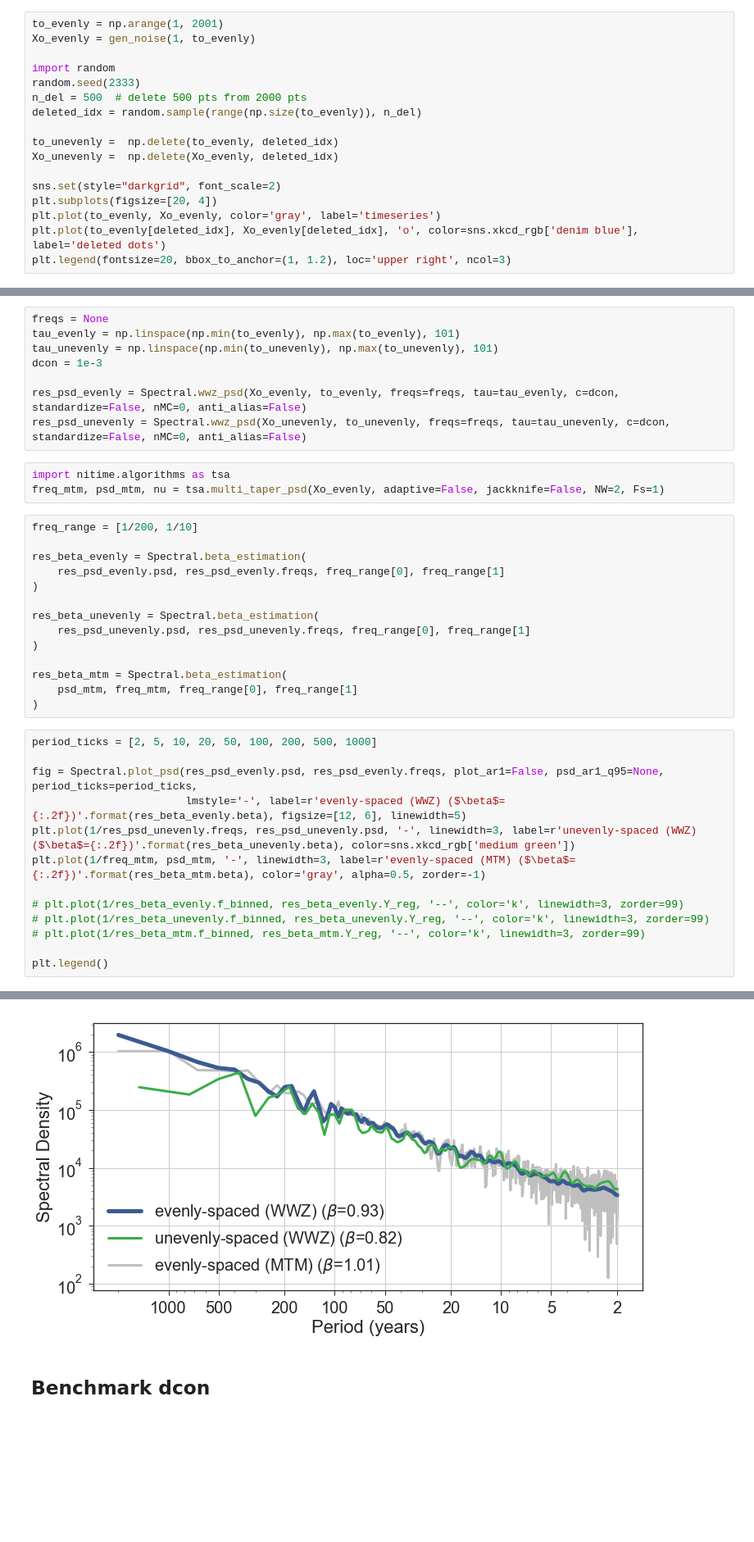
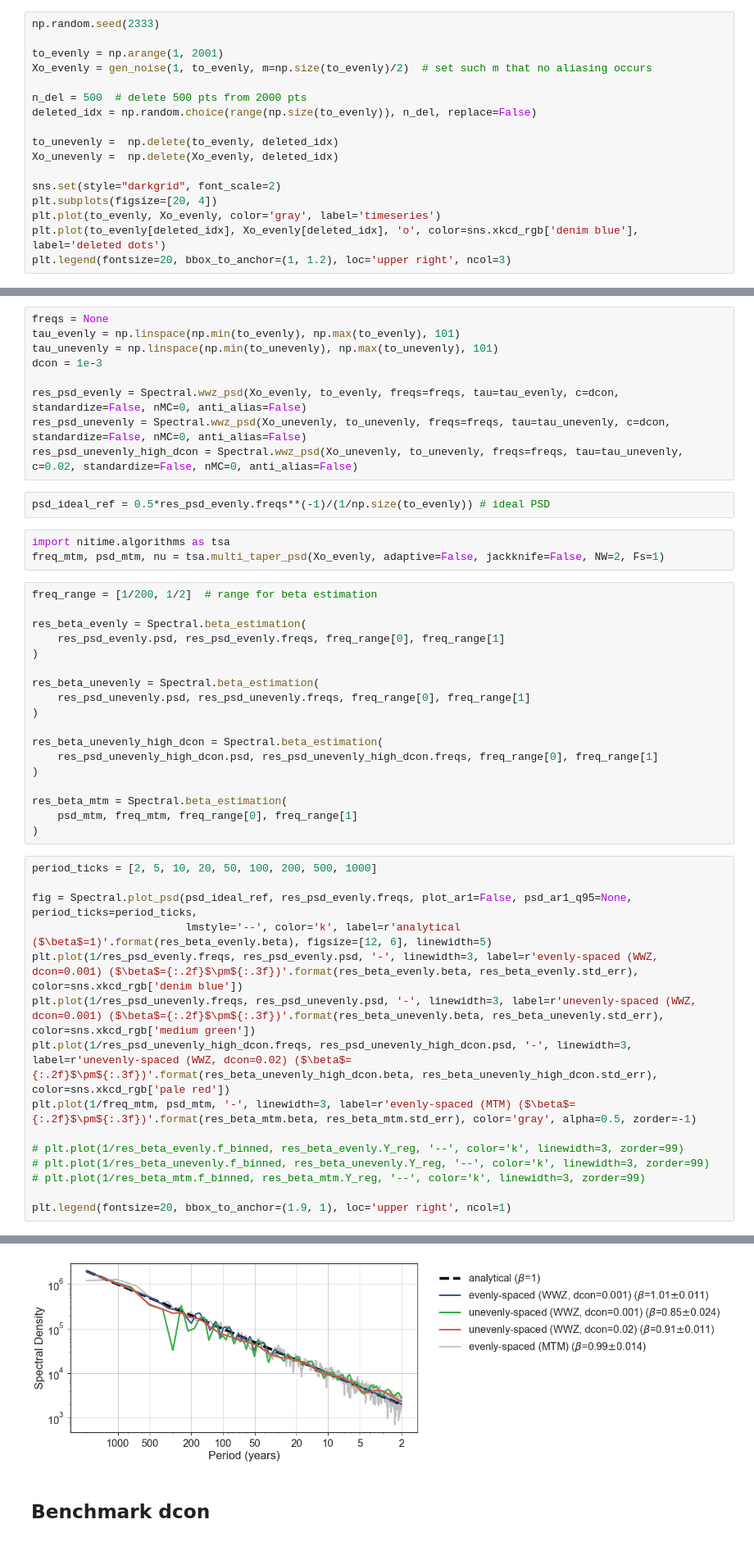
Before and after one commit to LinkedEarth/Pyleoclim_util, a Jupyter notebook: Example/WWZ_benchmark.ipynb, the cells around one changed output, grey strips where cells are left out. Shown at 82% size. Cells and saved outputs as stored; diff of their text form; blank space fills up the shorter version.

```diff
--- a/Example/WWZ_benchmark.ipynb
+++ b/Example/WWZ_benchmark.ipynb
@@ -44,13 +43,13 @@ def gen_noise(alpha, t, f0=None, m=None):
 
     return y
 # %%
+np.random.seed(2333)
+
 to_evenly = np.arange(1, 2001)
-Xo_evenly = gen_noise(1, to_evenly)
+Xo_evenly = gen_noise(1, to_evenly, m=np.size(to_evenly)/2)  # set such m that no aliasing occurs
 
-import random
-random.seed(2333)
 n_del = 500  # delete 500 pts from 2000 pts
-deleted_idx = random.sample(range(np.size(to_evenly)), n_del)
+deleted_idx = np.random.choice(range(np.size(to_evenly)), n_del, replace=False)
 
 to_unevenly =  np.delete(to_evenly, deleted_idx)
 Xo_unevenly =  np.delete(Xo_evenly, deleted_idx)
@@ -93,11 +92,14 @@ dcon = 1e-3
 
 res_psd_evenly = Spectral.wwz_psd(Xo_evenly, to_evenly, freqs=freqs, tau=tau_evenly, c=dcon, standardize=False, nMC=0, anti_alias=False)
 res_psd_unevenly = Spectral.wwz_psd(Xo_unevenly, to_unevenly, freqs=freqs, tau=tau_unevenly, c=dcon, standardize=False, nMC=0, anti_alias=False)
+res_psd_unevenly_high_dcon = Spectral.wwz_psd(Xo_unevenly, to_unevenly, freqs=freqs, tau=tau_unevenly, c=0.02, standardize=False, nMC=0, anti_alias=False)
+# %%
+psd_ideal_ref = 0.5*res_psd_evenly.freqs**(-1)/(1/np.size(to_evenly)) # ideal PSD
 # %%
 import nitime.algorithms as tsa
 freq_mtm, psd_mtm, nu = tsa.multi_taper_psd(Xo_evenly, adaptive=False, jackknife=False, NW=2, Fs=1)
 # %%
-freq_range = [1/200, 1/10]
+freq_range = [1/200, 1/2]  # range for beta estimation
 
 res_beta_evenly = Spectral.beta_estimation(
     res_psd_evenly.psd, res_psd_evenly.freqs, freq_range[0], freq_range[1]
@@ -107,25 +109,31 @@ res_beta_unevenly = Spectral.beta_estimation(
     res_psd_unevenly.psd, res_psd_unevenly.freqs, freq_range[0], freq_range[1]
 )
 
+res_beta_unevenly_high_dcon = Spectral.beta_estimation(
+    res_psd_unevenly_high_dcon.psd, res_psd_unevenly_high_dcon.freqs, freq_range[0], freq_range[1]
+)
+
 res_beta_mtm = Spectral.beta_estimation(
     psd_mtm, freq_mtm, freq_range[0], freq_range[1]
 )
 # %%
 period_ticks = [2, 5, 10, 20, 50, 100, 200, 500, 1000]
 
-fig = Spectral.plot_psd(res_psd_evenly.psd, res_psd_evenly.freqs, plot_ar1=False, psd_ar1_q95=None, period_ticks=period_ticks,
-                        lmstyle='-', label=r'evenly-spaced (WWZ) ($\beta$={:.2f})'.format(res_beta_evenly.beta), figsize=[12, 6], linewidth=5)
-plt.plot(1/res_psd_unevenly.freqs, res_psd_unevenly.psd, '-', linewidth=3, label=r'unevenly-spaced (WWZ) ($\beta$={:.2f})'.format(res_beta_unevenly.beta), color=sns.xkcd_rgb['medium green'])
-plt.plot(1/freq_mtm, psd_mtm, '-', linewidth=3, label=r'evenly-spaced (MTM) ($\beta$={:.2f})'.format(res_beta_mtm.beta), color='gray', alpha=0.5, zorder=-1)
+fig = Spectral.plot_psd(psd_ideal_ref, res_psd_evenly.freqs, plot_ar1=False, psd_ar1_q95=None, period_ticks=period_ticks,
+                        lmstyle='--', color='k', label=r'analytical ($\beta$=1)'.format(res_beta_evenly.beta), figsize=[12, 6], linewidth=5)
+plt.plot(1/res_psd_evenly.freqs, res_psd_evenly.psd, '-', linewidth=3, label=r'evenly-spaced (WWZ, dcon=0.001) ($\beta$={:.2f}$\pm${:.3f})'.format(res_beta_evenly.beta, res_beta_evenly.std_err), color=sns.xkcd_rgb['denim blue'])
+plt.plot(1/res_psd_unevenly.freqs, res_psd_unevenly.psd, '-', linewidth=3, label=r'unevenly-spaced (WWZ, dcon=0.001) ($\beta$={:.2f}$\pm${:.3f})'.format(res_beta_unevenly.beta, res_beta_unevenly.std_err), color=sns.xkcd_rgb['medium green'])
+plt.plot(1/res_psd_unevenly_high_dcon.freqs, res_psd_unevenly_high_dcon.psd, '-', linewidth=3, label=r'unevenly-spaced (WWZ, dcon=0.02) ($\beta$={:.2f}$\pm${:.3f})'.format(res_beta_unevenly_high_dcon.beta, res_beta_unevenly_high_dcon.std_err), color=sns.xkcd_rgb['pale red'])
+plt.plot(1/freq_mtm, psd_mtm, '-', linewidth=3, label=r'evenly-spaced (MTM) ($\beta$={:.2f}$\pm${:.3f})'.format(res_beta_mtm.beta, res_beta_mtm.std_err), color='gray', alpha=0.5, zorder=-1)
 
 # plt.plot(1/res_beta_evenly.f_binned, res_beta_evenly.Y_reg, '--', color='k', linewidth=3, zorder=99)
 # plt.plot(1/res_beta_unevenly.f_binned, res_beta_unevenly.Y_reg, '--', color='k', linewidth=3, zorder=99)
 # plt.plot(1/res_beta_mtm.f_binned, res_beta_mtm.Y_reg, '--', color='k', linewidth=3, zorder=99)
 
-plt.legend()
+plt.legend(fontsize=20, bbox_to_anchor=(1.9, 1), loc='upper right', ncol=1)
 # %% [output]
 <matplotlib.legend.Legend at 0x...>
-[figure, old version]
+[figure, new version]
 # %% [markdown]
 ## Benchmark dcon
 # %%
```
Also changed, not shown: parts of 6 cells of this notebook, 1 other file.
